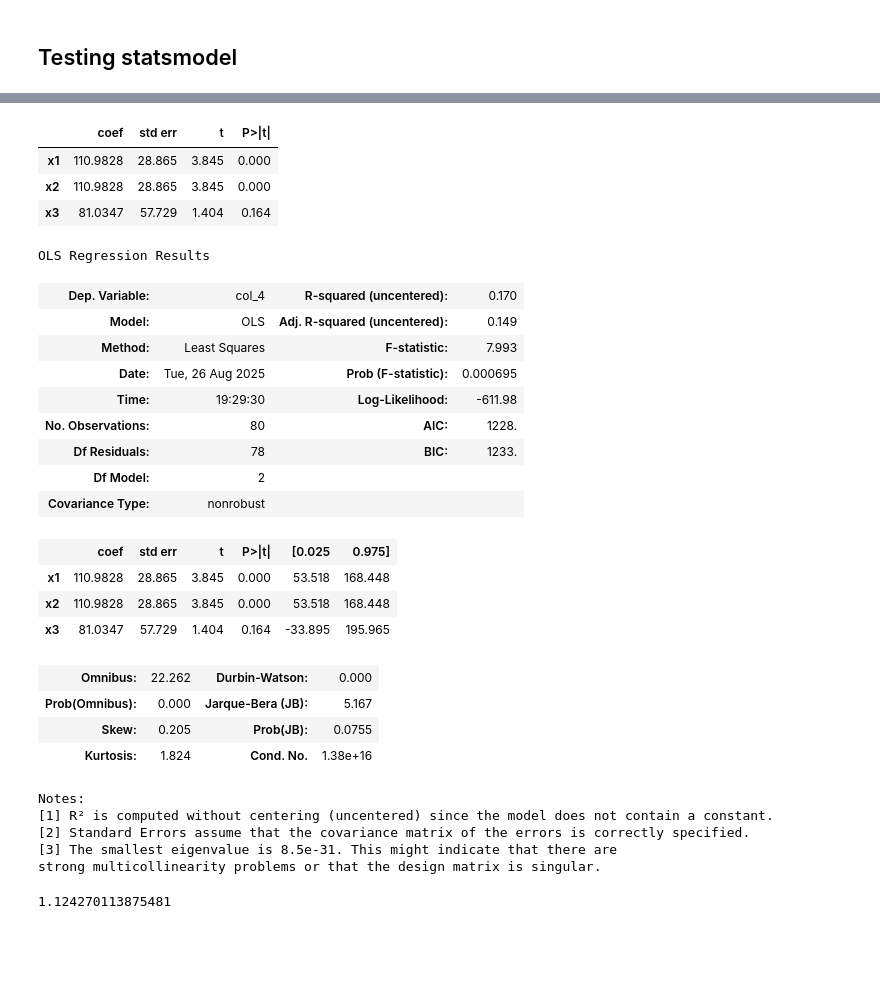
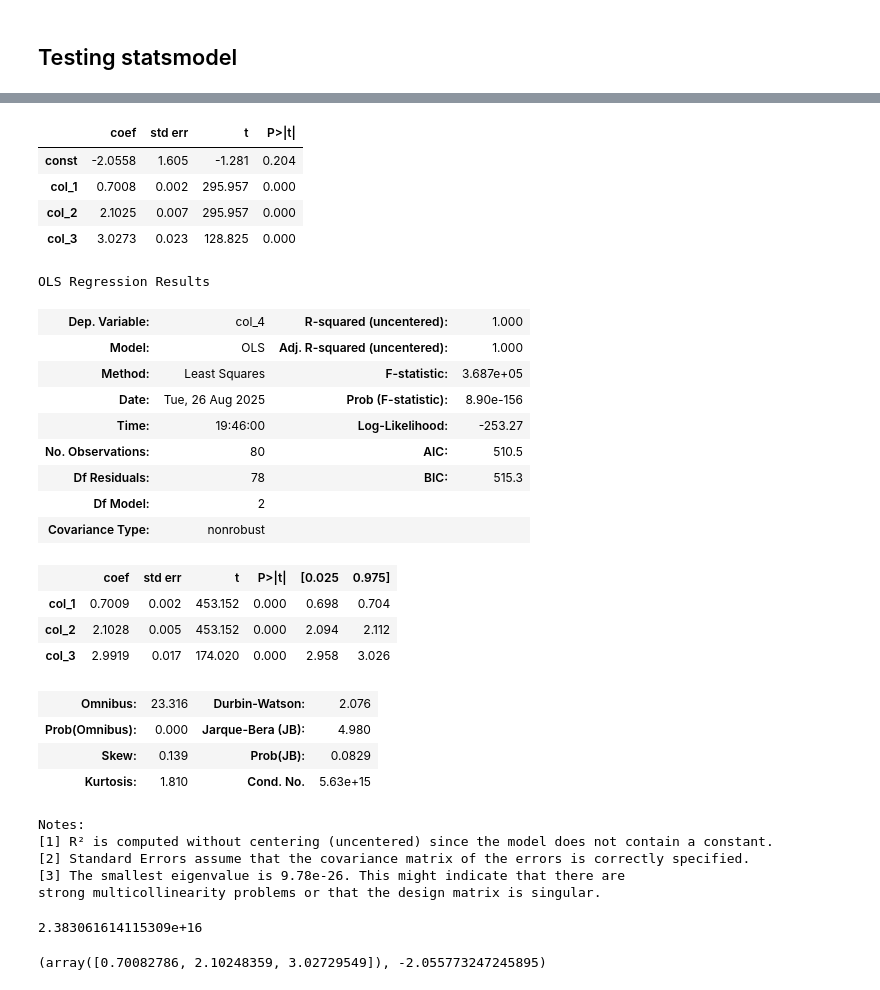
Before and after one commit to bwaalala05/summer-research-project, a Jupyter notebook: test.ipynb, the cells around one changed output, grey strips where cells are left out. Drawn from its saved outputs; the diff is of its cells as text; code cells hidden in the pictures; blank space fills up the shorter version.

```diff
--- a/test.ipynb
+++ b/test.ipynb
@@ -500,39 +485,45 @@ Name: col_4, Length: 80, dtype: int64
 # %%
-model_OLS=sm.OLS(y_train,X_train_scaled)
+X_train = sm.add_constant(X_train)
+model_OLS=sm.OLS(y_train,X_train)
 results_OLS=model_OLS.fit()
 summarize(results_OLS)
 # %% [output]
 |  | coef | std err | t | P>|t| |
-| x1 | 110.9828 | 28.865 | 3.845 | 0.000 |
-| x2 | 110.9828 | 28.865 | 3.845 | 0.000 |
-| x3 | 81.0347 | 57.729 | 1.404 | 0.164 |
+| const | -2.0558 | 1.605 | -1.281 | 0.204 |
+| col_1 | 0.7008 | 0.002 | 295.957 | 0.000 |
+| col_2 | 2.1025 | 0.007 | 295.957 | 0.000 |
+| col_3 | 3.0273 | 0.023 | 128.825 | 0.000 |
 # %%
 results_OLS.summary()
 # %% [output]
 OLS Regression Results
-| Dep. Variable: | col_4 | R-squared (uncentered): | 0.170 |
-| Model: | OLS | Adj. R-squared (uncentered): | 0.149 |
-| Method: | Least Squares | F-statistic: | 7.993 |
-| Date: | Tue, 26 Aug 2025 | Prob (F-statistic): | 0.000695 |
-| Time: | 19:29:30 | Log-Likelihood: | -611.98 |
-| No. Observations: | 80 | AIC: | 1228. |
-| Df Residuals: | 78 | BIC: | 1233. |
+| Dep. Variable: | col_4 | R-squared (uncentered): | 1.000 |
+| Model: | OLS | Adj. R-squared (uncentered): | 1.000 |
+| Method: | Least Squares | F-statistic: | 3.687e+05 |
+| Date: | Tue, 26 Aug 2025 | Prob (F-statistic): | 8.90e-156 |
+| Time: | 19:46:00 | Log-Likelihood: | -253.27 |
+| No. Observations: | 80 | AIC: | 510.5 |
+| Df Residuals: | 78 | BIC: | 515.3 |
 | Df Model: | 2 |  |  |
 | Covariance Type: | nonrobust |  |  |
 |  | coef | std err | t | P>|t| | [0.025 | 0.975] |
-| x1 | 110.9828 | 28.865 | 3.845 | 0.000 | 53.518 | 168.448 |
-| x2 | 110.9828 | 28.865 | 3.845 | 0.000 | 53.518 | 168.448 |
-| x3 | 81.0347 | 57.729 | 1.404 | 0.164 | -33.895 | 195.965 |
+| col_1 | 0.7009 | 0.002 | 453.152 | 0.000 | 0.698 | 0.704 |
+| col_2 | 2.1028 | 0.005 | 453.152 | 0.000 | 2.094 | 2.112 |
+| col_3 | 2.9919 | 0.017 | 174.020 | 0.000 | 2.958 | 3.026 |
-| Omnibus: | 22.262 | Durbin-Watson: | 0.000 |
-| Prob(Omnibus): | 0.000 | Jarque-Bera (JB): | 5.167 |
-| Skew: | 0.205 | Prob(JB): | 0.0755 |
-| Kurtosis: | 1.824 | Cond. No. | 1.38e+16 |
+| Omnibus: | 23.316 | Durbin-Watson: | 2.076 |
+| Prob(Omnibus): | 0.000 | Jarque-Bera (JB): | 4.980 |
+| Skew: | 0.139 | Prob(JB): | 0.0829 |
+| Kurtosis: | 1.810 | Cond. No. | 5.63e+15 |
 Notes:
 [1] R² is computed without centering (uncentered) since the model does not contain a constant.
 [2] Standard Errors assume that the covariance matrix of the errors is correctly specified.
-[3] The smallest eigenvalue is 8.5e-31. This might indicate that there are
+[3] The smallest eigenvalue is 9.78e-26. This might indicate that there are
 strong multicollinearity problems or that the design matrix is singular.
 # %%
 results_OLS.condition_number
 # %% [output]
-1.124270113875481
+2.383061614115309e+16
+# %%
+model.coef_, model.intercept_
+# %% [output]
+(array([0.70082786, 2.10248359, 3.02729549]), -2.055773247245895)
```
Also changed, not shown: parts of 7 cells of this notebook, 9 other files.
